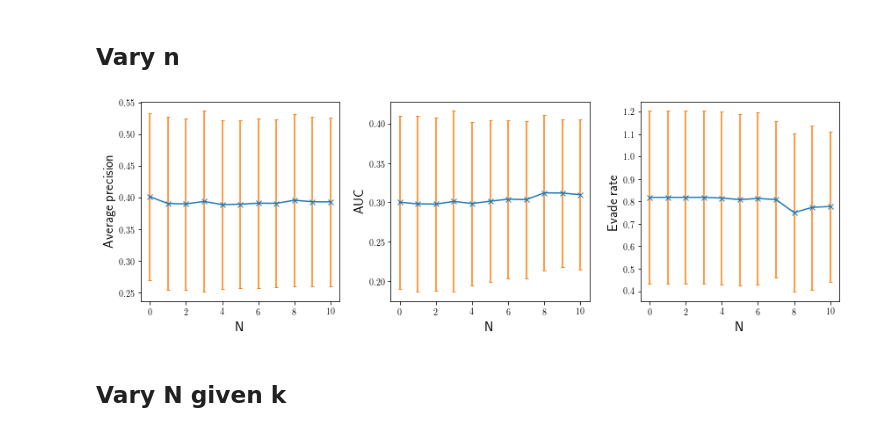
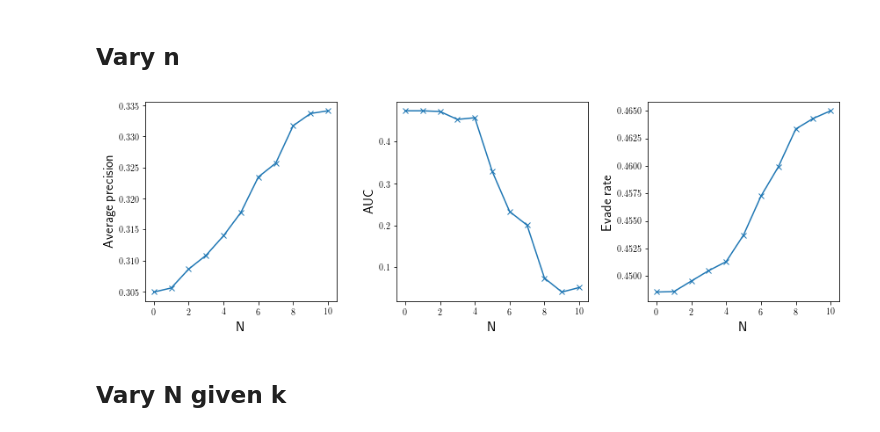
Before and after one commit to rzlll/DataMining, a Jupyter notebook: src/rev2eval.ipynb, the cells around one changed output. Drawn from its saved outputs; the diff is of its cells as text; code cells hidden in the pictures.

```diff
--- a/src/rev2eval.ipynb
+++ b/src/rev2eval.ipynb
@@ -30,13 +35,8 @@ gt = dict([('u'+str(x[0]), x[1]) for x in zip(gt_df['id'], gt_df['label'])])
 + average precision grid
 + evading grid
 # %%
-ap_mat = np.zeros((11, 11))
-er_mat = np.zeros((11, 11))
-auc_mat = np.zeros((11, 11))
-
-for k, n in itertools.product(range(11), range(11)):
-    score_df = pd.read_csv('../rev2res/%s-%d-%d.csv' %(data_name, k, n), header=None)
-    user_score = dict(zip(score_df[0], score_df[1]))
+def compute_metrics(k, n, ind):
+    user_score = results_dict[(k, n, ind)]
     u_list = [u for u in user_score if u in gt or u not in user_list]
     ytrue = [1 if u in gt and gt[u] == 1 else 0 for u in u_list]
     yscore = [user_score[u] for u in u_list]
@@ -46,8 +46,7 @@ for k, n in itertools.product(range(11), range(11)):
     er = 0
     if len(evade_list) > 0:
         er = sum([1 for u in evade_list if user_score[u] > 0]) / len(evade_list)
-        er_mat[k, n] = er
-    ap_mat[k, n] = ap
-    auc_mat[k, n] = auc
-    print(k, n, 'ap', ap, 'auc', auc, 'er', er)
+    return ap, auc, er
+
+results = Parallel(n_jobs=-1, verbose=3)(delayed(compute_metrics)(k, n, ind) for k, n, ind in itertools.product(range(11), range(11), range(20)))
 # %% [output]
@@ -71,38 +62,49 @@ for k, n in itertools.product(range(11), range(11)):
+# %%
+ap_mat = np.zeros((11, 11, 20))
+er_mat = np.zeros((11, 11, 20))
+auc_mat = np.zeros((11, 11, 20))
+
+results_dict = dict(zip(itertools.product(range(11), range(11), range(20)), results))
+
+for k, n, ind in itertools.product(range(11), range(11), range(20)):
+    er_mat[k, n, ind] = results_dict[(k, n, ind)][0]
+    ap_mat[k, n, ind] = results_dict[(k, n, ind)][1]
+    auc_mat[k, n, ind] = results_dict[(k, n, ind)][2]
 # %% [markdown]
 ## Vary n
 # %%
 nfig, axes = plt.subplots(1, 3, figsize=(12, 4))
 
 ax = axes[0]
 x = np.arange(11)
-y = np.mean(ap_mat, axis=0)
-e = np.std(ap_mat, axis=0)
+y = np.mean(ap_mat, axis=(0, 2))
+# e = np.std(ap_mat, axis=0)
 ax.plot(x, y, marker='x')
-ax.errorbar(x, y, e, linestyle='None', capsize=2)
+# ax.errorbar(x, y, e, linestyle='None', capsize=2)
 ax.set_ylabel('Average precision', fontsize=15)
 ax.set_xlabel('N', fontsize=15)
 
 ax = axes[1]
 x = np.arange(11)
-y = np.mean(auc_mat, axis=0)
-e = np.std(auc_mat, axis=0)
+y = np.mean(auc_mat, axis=(0, 2))
+# e = np.std(auc_mat, axis=0)
 ax.plot(x, y, marker='x')
-ax.errorbar(x, y, e, linestyle='None', capsize=2)
+# ax.errorbar(x, y, e, linestyle='None', capsize=2)
 ax.set_ylabel('AUC', fontsize=15)
 ax.set_xlabel('N', fontsize=15)
 
 ax = axes[2]
 x = np.arange(11)
-y = np.mean(er_mat, axis=0)
-e = np.std(er_mat, axis=0)
+y = np.mean(er_mat, axis=(0, 2))
+# e = np.std(er_mat, axis=0)
 ax.plot(x, y, marker='x')
-ax.errorbar(x, y, e, linestyle='None', capsize=2)
+# ax.errorbar(x, y, e, linestyle='None', capsize=2)
 ax.set_ylabel('Evade rate', fontsize=15)
 ax.set_xlabel('N', fontsize=15)
 
 nfig.tight_layout()
 # %% [output]
-[figure, old version]
+[figure, new version]
 # %% [markdown]
 ## Vary N given k
 # %%
```
Also changed, not shown: parts of 5 cells of this notebook, 4 other files.
